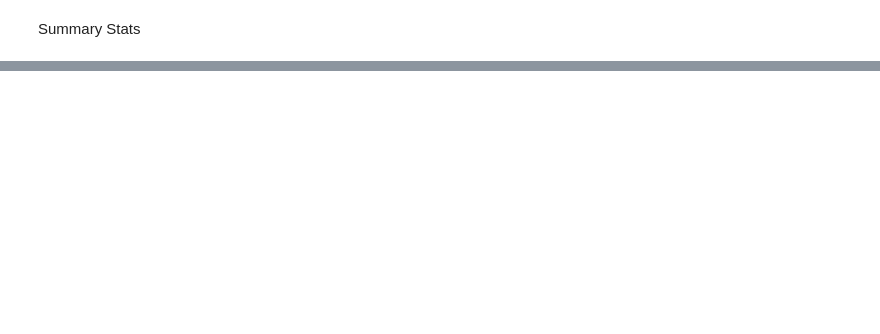
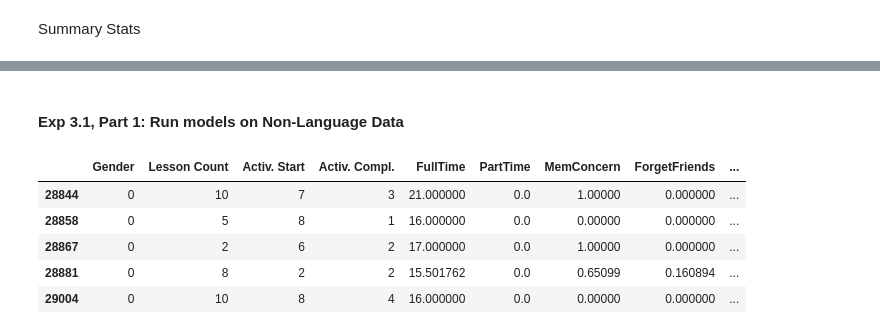
Before and after one commit to trallen91/Trace, a Jupyter notebook: 2018.09.05_AlzU_Data_Analysis.ipynb, the cells around one changed output, grey strips where cells are left out. Cells and saved outputs as stored; diff of their text form; code cells hidden in the pictures; blank space fills up the shorter version.

```diff
--- a/2018.09.05_AlzU_Data_Analysis.ipynb
+++ b/2018.09.05_AlzU_Data_Analysis.ipynb
@@ -388,3 +459,7 @@ X = cog_takers.copy()
+# %%
+avg_cft_score = cog_takers['FinalScore'].mean()
+
+X['FinalScore'].fillna(avg_cft_score, inplace=True)
 # %% [markdown]
 #### Pre-process the features
 # %% [markdown]
@@ -476,5 +551,7 @@ Drop columns THAT MAY BE OF USE LATER, but are just of inconvenient data types..
 # %%
 X = X.drop(['RegDate','DateTaken','Homoscyteine', 'Source', 'Working', 'CompUser', 'DeviceUsed'], axis=1)
+# %%
+X = X.drop(['recallscore', 'placescore', 'MouseScore', 'Country', 'Postcode', 'Ethnicy', 'Interrupted', 'Functioned', 'FastInternet', 'ScreenClear', 'MaritalStatus', 'Dependents', 'Occupation', 'PrimaryIncome', 'HouseholdIncome', 'PrimaryIncomeOccupation', 'FirstPriority', 'SecondPriority', 'OtherPriority', 'ass', 'combocs'], axis=1)
 # %% [markdown]
 There are many questions, particularly in the CFT portion, where there are no responses.  We drop those columns below
 # %%
@@ -712,0 +1146,3 @@ Num respondents with cognitive scores and at least one response to writing promp
+# %%
+have_mem_indices = all_data.index[all_data[memory_prompt] != ""] #Gets the indices of rows that have memory response
+print(have_mem_indices.shape)
@@ -712,0 +1225,14 @@ Num respondents with cognitive scores and at least one response to writing promp
+# %% [markdown]
+#### Exp 3.1, Part 1: Run models on Non-Language Data
+# %%
+mem_responses_no_text = X.loc[have_mem_indices]
+mem_responses_no_text.drop('FinalScore', axis=1, inplace=True) #Those with memory respones: all data besides text
+# %%
+mem_responses_no_text.head()
+# %% [output]
+|  | Gender | Lesson Count | Activ. Start | Activ. Compl. | FullTime | PartTime | MemConcern | ForgetFriends | ... |
+| 28844 | 0 | 10 | 7 | 3 | 21.000000 | 0.0 | 1.00000 | 0.000000 | ... |
+| 28858 | 0 | 5 | 8 | 1 | 16.000000 | 0.0 | 0.00000 | 0.000000 | ... |
+| 28867 | 0 | 2 | 6 | 2 | 17.000000 | 0.0 | 1.00000 | 0.000000 | ... |
+| 28881 | 0 | 8 | 2 | 2 | 15.501762 | 0.0 | 0.65099 | 0.160894 | ... |
+| 29004 | 0 | 10 | 8 | 4 | 16.000000 | 0.0 | 0.00000 | 0.000000 | ... |
```
Also changed, not shown: parts of 91 cells of this notebook.
